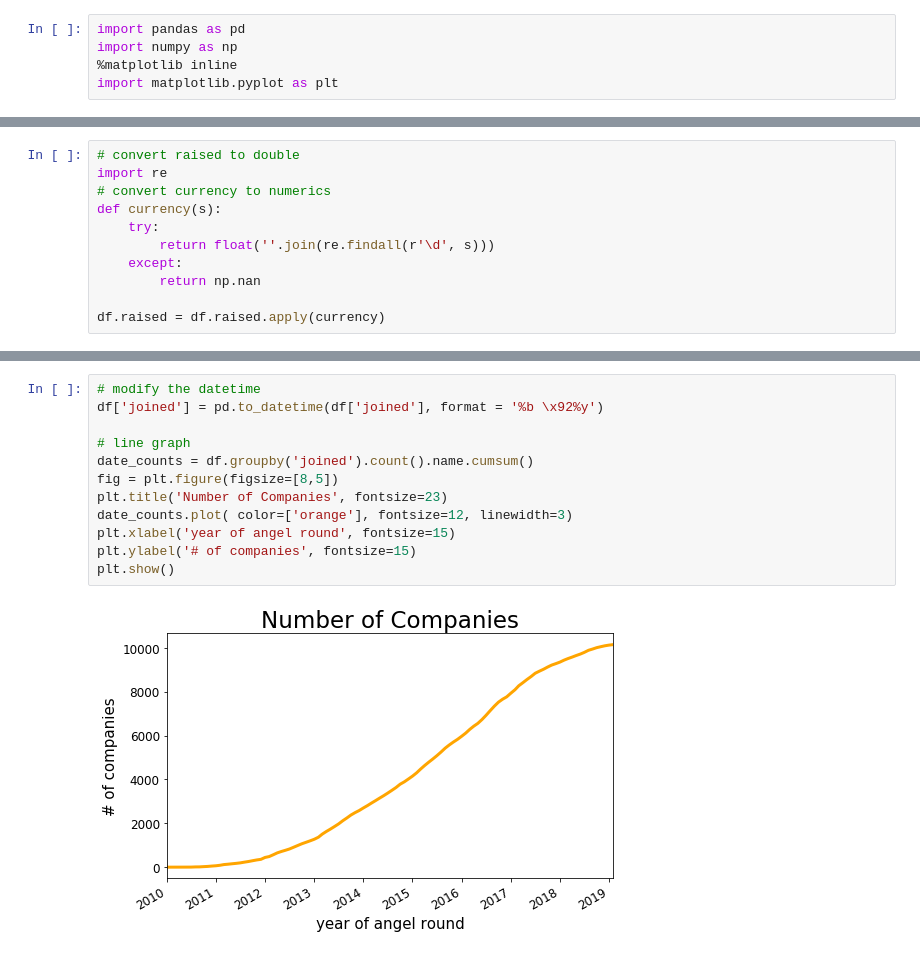
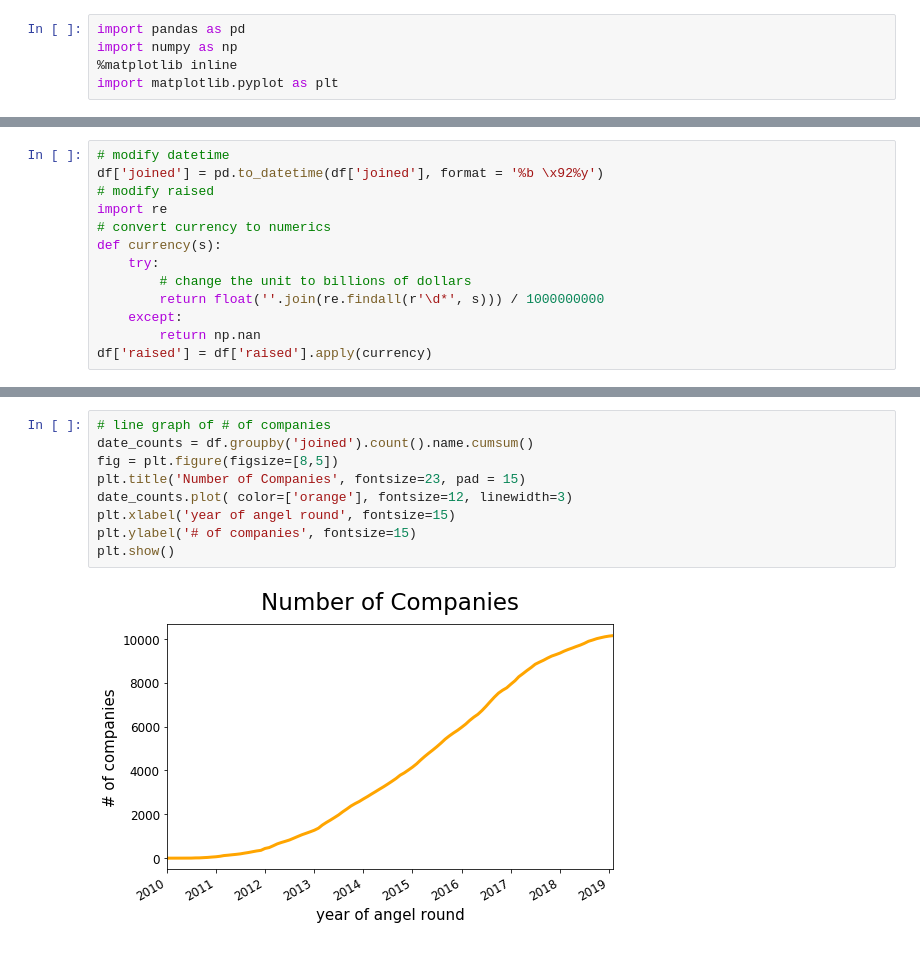
Before and after one commit to kailingding/AI-startups-analysis, a Jupyter notebook: src/analysis.ipynb, the cells around one changed output, grey strips where cells are left out. Drawn from its saved outputs; the diff is of its cells as text.

```diff
--- a/src/analysis.ipynb
+++ b/src/analysis.ipynb
@@ -17,11 +45,13 @@ df.head()
 # %%
-# convert raised to double
+# modify datetime
+df['joined'] = pd.to_datetime(df['joined'], format = '%b \x92%y')
+# modify raised
 import re
 # convert currency to numerics
 def currency(s):
     try:
-        return float(''.join(re.findall(r'\d', s)))
+        # change the unit to billions of dollars
+        return float(''.join(re.findall(r'\d*', s))) / 1000000000
     except:
         return np.nan
-
-df.raised = df.raised.apply(currency)
+df['raised'] = df['raised'].apply(currency)
@@ -57,14 +58,11 @@ plt.show()
 # %%
-# modify the datetime
-df['joined'] = pd.to_datetime(df['joined'], format = '%b \x92%y')
-
-# line graph
+# line graph of # of companies
 date_counts = df.groupby('joined').count().name.cumsum()
 fig = plt.figure(figsize=[8,5])
-plt.title('Number of Companies', fontsize=23)
+plt.title('Number of Companies', fontsize=23, pad = 15)
 date_counts.plot( color=['orange'], fontsize=12, linewidth=3)
 plt.xlabel('year of angel round', fontsize=15)
 plt.ylabel('# of companies', fontsize=15)
 plt.show()
 # %% [output]
-[figure, old version]
+[figure, new version]
```
Also changed, not shown: parts of 4 cells of this notebook.
